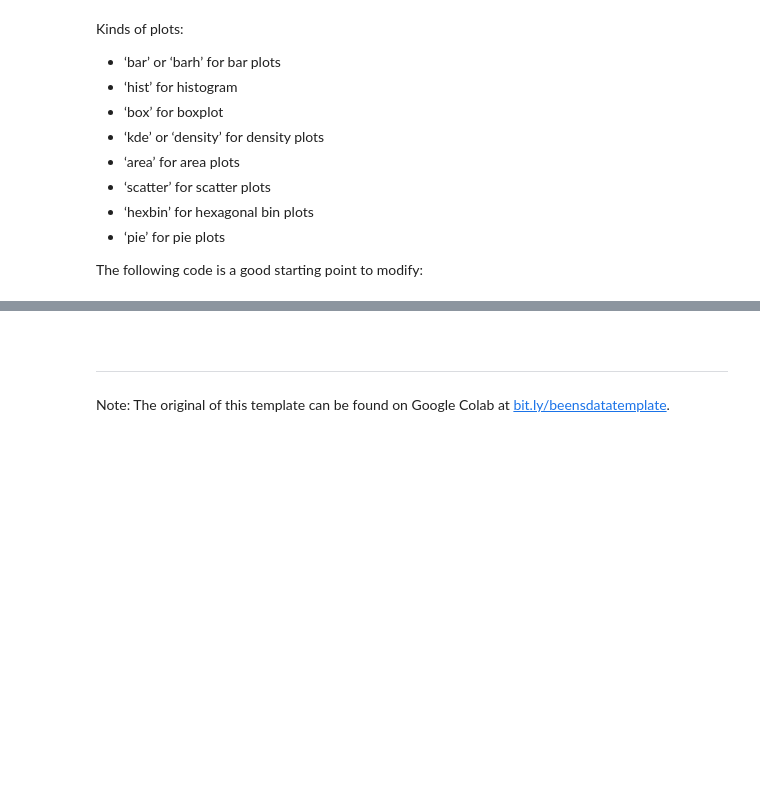
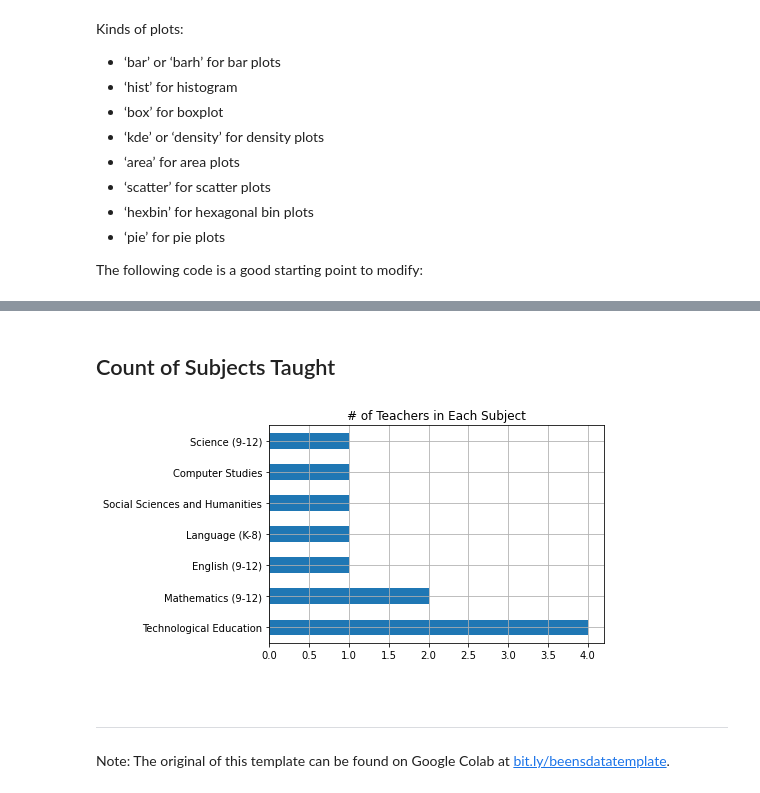
Before and after one commit to pbeens/OTF-Data-Analysis-2021-05, a Jupyter notebook: Demo_Teacher_Years_vs_Grade.ipynb, the cells around one changed output, grey strips where cells are left out. Saved outputs shown, nothing was run; the diff lists cells and outputs as text; code cells hidden in the pictures; blank space fills up the shorter version.

```diff
--- a/Demo_Teacher_Years_vs_Grade.ipynb
+++ b/Demo_Teacher_Years_vs_Grade.ipynb
@@ -187,6 +198,17 @@ fig.savefig("output2.png")
 # %% [output]
 pandas.util.testing is deprecated. Use the functions in the public API at pandas.testing instead.
 [interactive output not drawn]
+# %% [markdown]
+## Count of Subjects Taught
+# %%
+# Here we use the value_counts() method on the dataframe to count the number of
+# teachers for each subject.
+
+plot = df['Subject'].value_counts().plot(kind='barh',
+                                         grid=True,
+                                         title='# of Teachers in Each Subject')
+# %% [output]
+[figure, added]
 # %% [markdown]
 <br>
 
```
Also changed, not shown: parts of 8 cells of this notebook.
